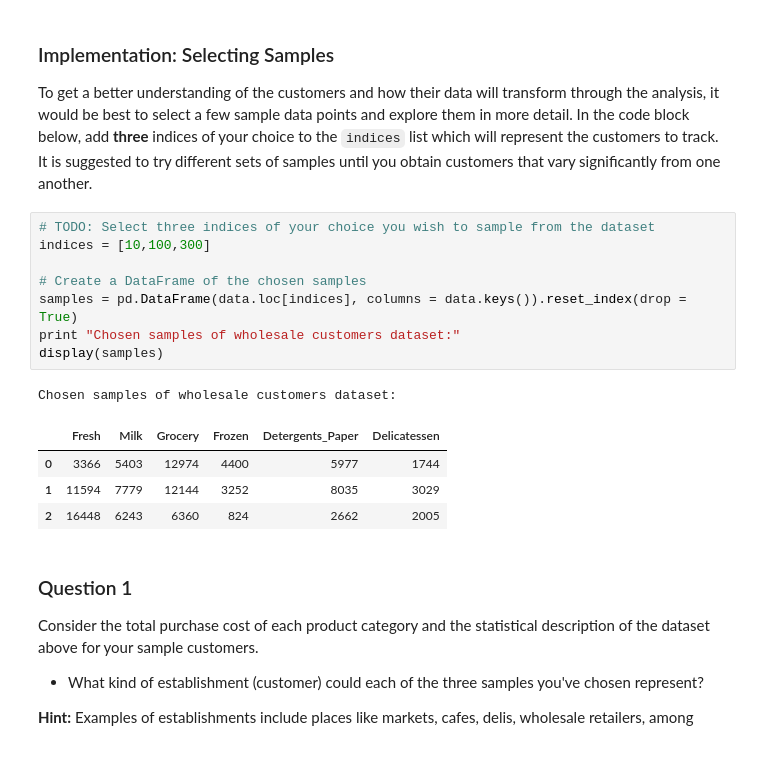
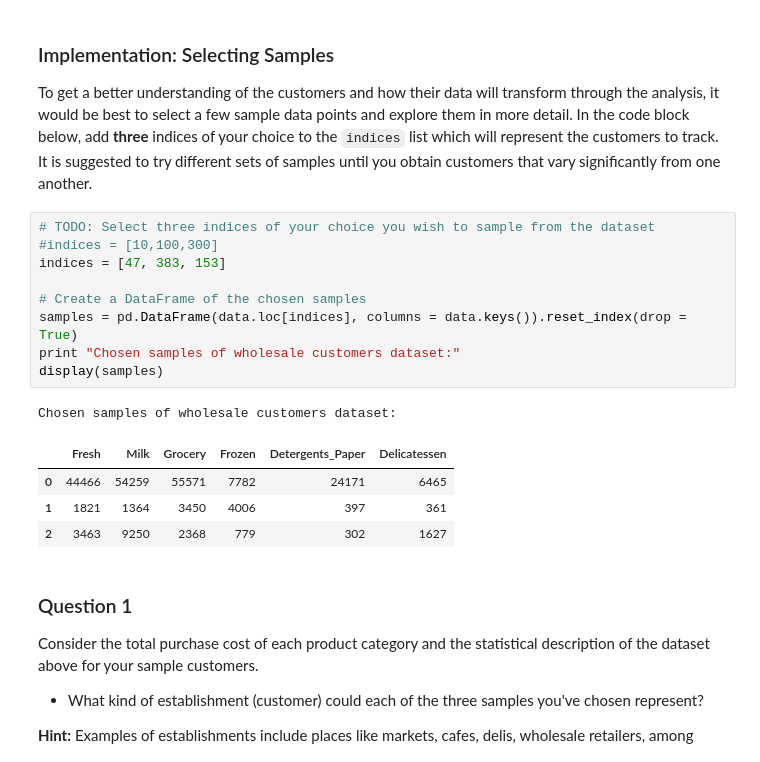
Before and after one commit to ahmedsmostafa/machine-learning, a Jupyter notebook: projects/customer_segments/customer_segments.ipynb, the cells around one changed output. Drawn from its saved outputs; the diff is of its cells as text.

```diff
--- a/projects/customer_segments/customer_segments.ipynb
+++ b/projects/customer_segments/customer_segments.ipynb
@@ -60,18 +60,19 @@ display(data.describe())
 To get a better understanding of the customers and how their data will transform through the analysis, it would be best to select a few sample data points and explore them in more detail. In the code block below, add **three** indices of your choice to the `indices` list which will represent the customers to track. It is suggested to try different sets of samples until you obtain customers that vary significantly from one another.
 # %%
 # TODO: Select three indices of your choice you wish to sample from the dataset
-indices = [10,100,300]
+#indices = [10,100,300]
+indices = [47, 383, 153]
 
 # Create a DataFrame of the chosen samples
 samples = pd.DataFrame(data.loc[indices], columns = data.keys()).reset_index(drop = True)
 print "Chosen samples of wholesale customers dataset:"
 display(samples)
 # %% [output]
 Chosen samples of wholesale customers dataset:
 |  | Fresh | Milk | Grocery | Frozen | Detergents_Paper | Delicatessen |
-| 0 | 3366 | 5403 | 12974 | 4400 | 5977 | 1744 |
-| 1 | 11594 | 7779 | 12144 | 3252 | 8035 | 3029 |
-| 2 | 16448 | 6243 | 6360 | 824 | 2662 | 2005 |
+| 0 | 44466 | 54259 | 55571 | 7782 | 24171 | 6465 |
+| 1 | 1821 | 1364 | 3450 | 4006 | 397 | 361 |
+| 2 | 3463 | 9250 | 2368 | 779 | 302 | 1627 |
 # %% [markdown]
 ### Question 1
 Consider the total purchase cost of each product category and the statistical description of the dataset above for your sample customers.
```
Also changed, not shown: parts of 24 cells of this notebook, 1 other file.
